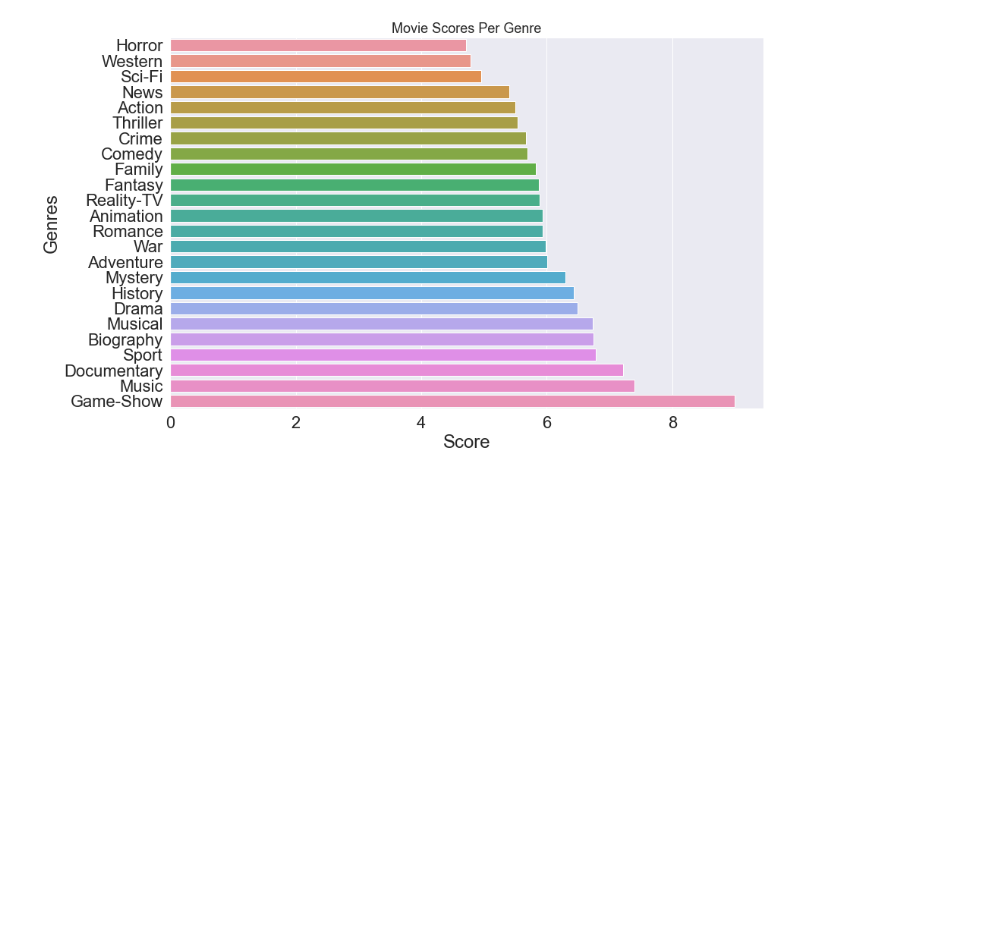
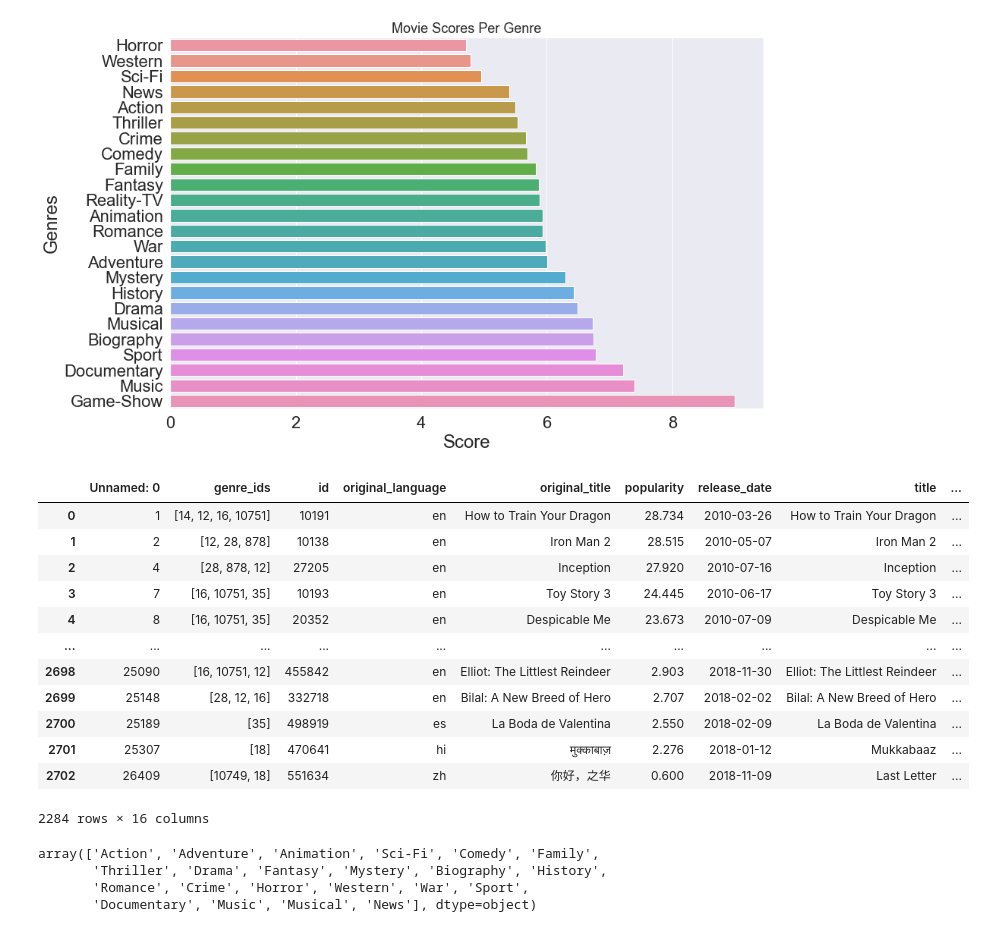
Before and after one commit to srinir301/Microsoft-Movie-Studio-Recommendations, a Jupyter notebook: Diego/student.ipynb, the cells around one changed output. Drawn from its saved outputs; the diff is of its cells as text; code cells hidden in the pictures; blank space fills up the shorter version.

```diff
--- a/Diego/student.ipynb
+++ b/Diego/student.ipynb
@@ -175,3 +182,18 @@ ax.set_title("Movie Scores Per Genre")
 plt.show()
 # %% [output]
 [figure]
+# %%
+genre_id = {28:'Action', 12:'Adventure', 16:'Animation', 35:'Comedy', 80:'Crime',
+            99:'Documentary', 18:'Drama', 10751:'Family', 14:'Fantasy', 36:'History',
+            27:'Horror', 10402:'Music', 9648:'Mystery', 10749:'Romance',
+            878:'Science Fiction', 10770:'TV Movie', 53:'Thriller', 10752:'War',
+            37:'Western'}
+# %%
+fm['genre_ids'] = fm['genre_ids'].apply(lambda x: x if not pd.isna(x) else None)
+# %%
+import ast
+
+fm_genres = fm[pd.notnull(fm['genre_ids'])]
+fm_genres['genre_ids'] = fm_genres['genre_ids'].apply(lambda x: ast.literal_eval(x))
+fm_genres['genre'] = fm_genres['genre_ids'].apply(lambda x: [genre_id[g] for g in x])
+fm_genres['genre'] = fm_genres['genre'].apply(lambda x: ', '.join(x))
@@ -177,0 +208,16 @@ plt.show()
+# %%
+filtered_fm_genres = fm_genres.drop_duplicates(subset='title')
+# %% [output]
+|  | Unnamed: 0 | genre_ids | id | original_language | original_title | popularity | release_date | title | ... |
+| 0 | 1 | [14, 12, 16, 10751] | 10191 | en | How to Train Your Dragon | 28.734 | 2010-03-26 | How to Train Your Dragon | ... |
+| 1 | 2 | [12, 28, 878] | 10138 | en | Iron Man 2 | 28.515 | 2010-05-07 | Iron Man 2 | ... |
+| 2 | 4 | [28, 878, 12] | 27205 | en | Inception | 27.920 | 2010-07-16 | Inception | ... |
+| 3 | 7 | [16, 10751, 35] | 10193 | en | Toy Story 3 | 24.445 | 2010-06-17 | Toy Story 3 | ... |
+| 4 | 8 | [16, 10751, 35] | 20352 | en | Despicable Me | 23.673 | 2010-07-09 | Despicable Me | ... |
+| ... | ... | ... | ... | ... | ... | ... | ... | ... | ... |
+| 2698 | 25090 | [16, 10751, 12] | 455842 | en | Elliot: The Littlest Reindeer | 2.903 | 2018-11-30 | Elliot: The Littlest Reindeer | ... |
+| 2699 | 25148 | [28, 12, 16] | 332718 | en | Bilal: A New Breed of Hero | 2.707 | 2018-02-02 | Bilal: A New Breed of Hero | ... |
+| 2700 | 25189 | [35] | 498919 | es | La Boda de Valentina | 2.550 | 2018-02-09 | La Boda de Valentina | ... |
+| 2701 | 25307 | [18] | 470641 | hi | मुक्काबाज़ | 2.276 | 2018-01-12 | Mukkabaaz | ... |
+| 2702 | 26409 | [10749, 18] | 551634 | zh | 你好，之华 | 0.600 | 2018-11-09 | Last Letter | ... |
+2284 rows × 16 columns
@@ -178 +230,9 @@ plt.show()
+# %%
+all_genres = fm_genres_imdb["genres"].str.split(",").explode().unique()
+all_genres
+# %% [output]
+array(['Action', 'Adventure', 'Animation', 'Sci-Fi', 'Comedy', 'Family',
+       'Thriller', 'Drama', 'Fantasy', 'Mystery', 'Biography', 'History',
+       'Romance', 'Crime', 'Horror', 'Western', 'War', 'Sport',
+       'Documentary', 'Music', 'Musical', 'News'], dtype=object)
 # %%
```
Also changed, not shown: parts of 18 cells of this notebook, 1 other file.
